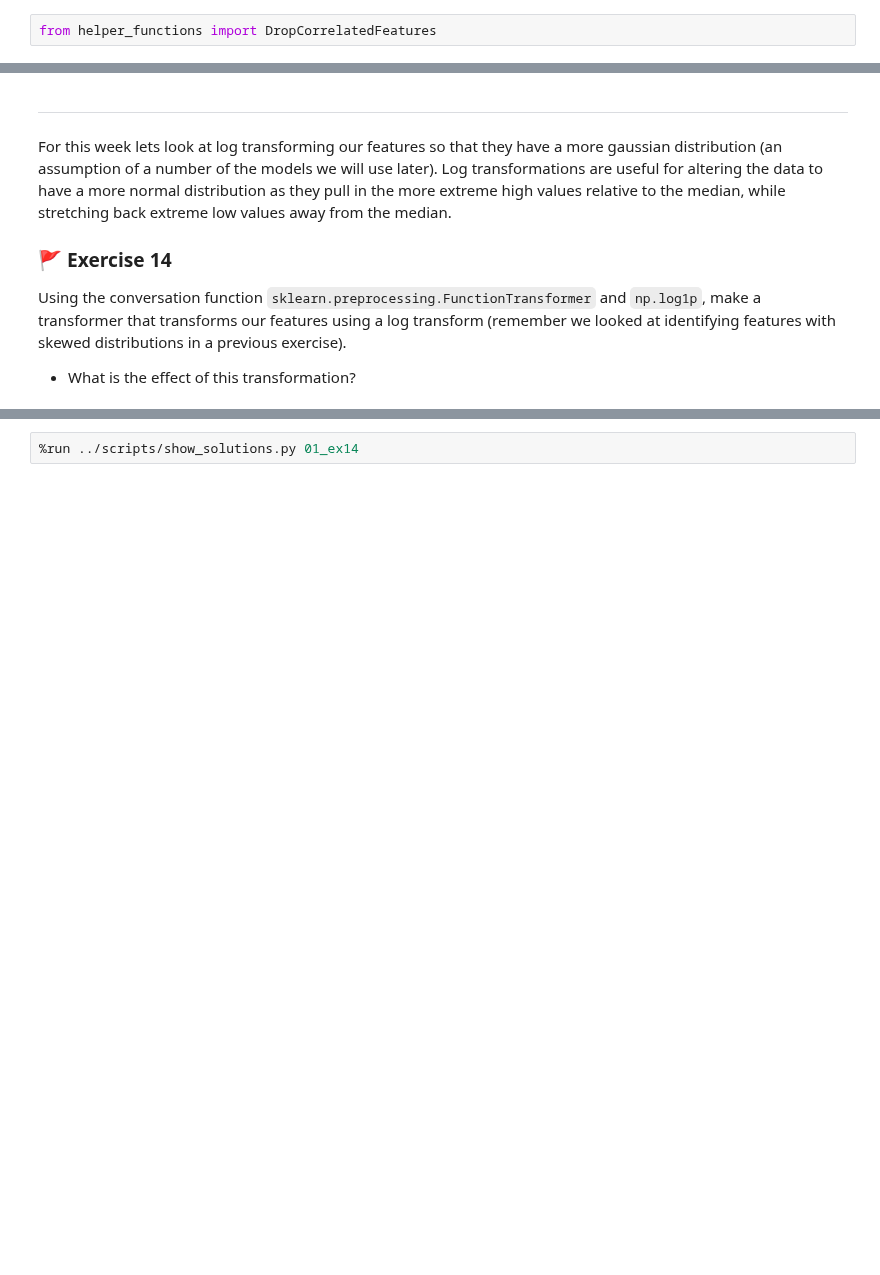
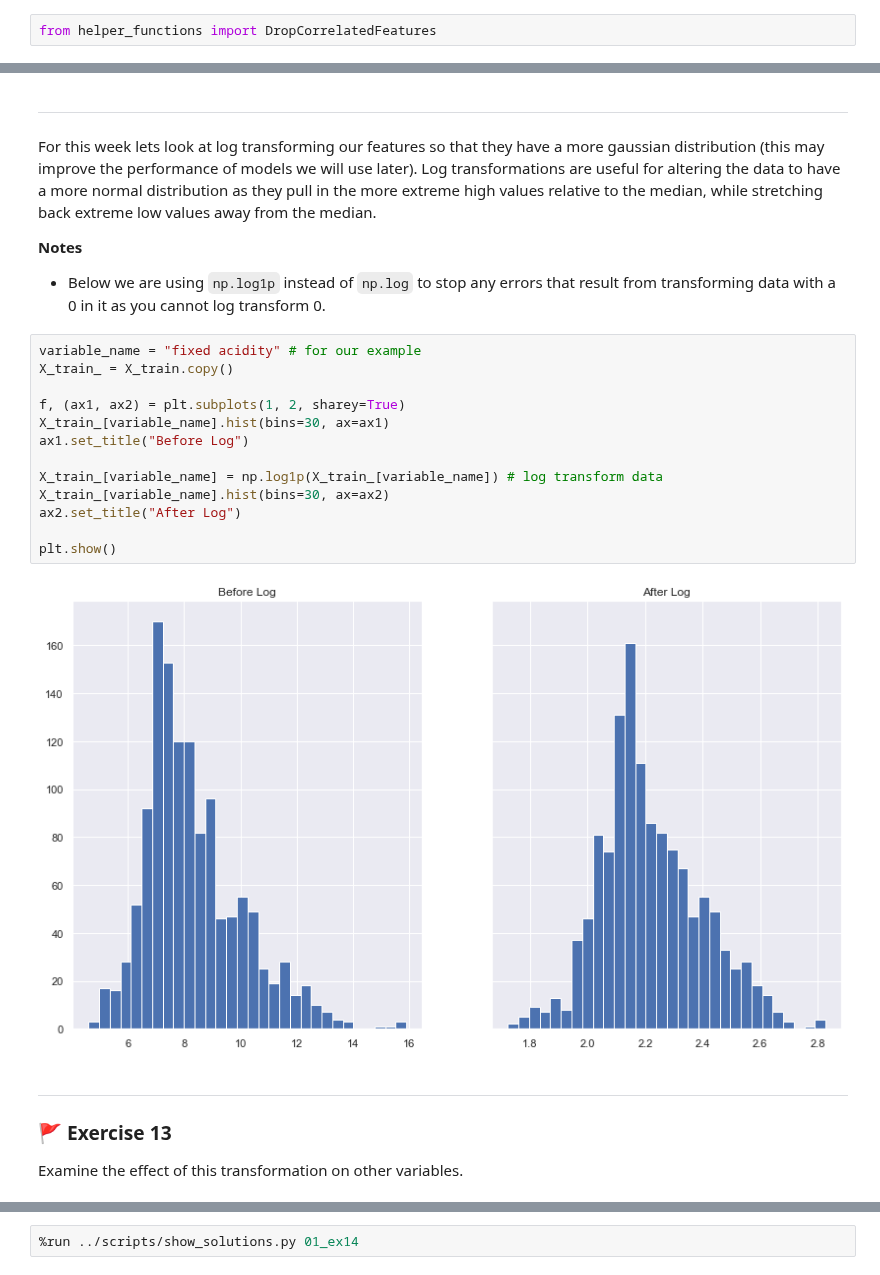
Before and after one commit to Eldave93/machine-learning-workbooks, a Jupyter notebook: 01-end_to_end/01_workbook.ipynb, the cells around one changed output, grey strips where cells are left out. Cells and saved outputs as stored; diff of their text form; blank space fills up the shorter version.

Commit message:
from feedback gave more examples

```diff
--- a/01-end_to_end/01_workbook.ipynb
+++ b/01-end_to_end/01_workbook.ipynb
@@ -808,10 +815,28 @@ Would feature engineering require a _"resampler"_ or a _"transformer"_ class?
 # %% [markdown]
 ---
 
-For this week lets look at log transforming our features so that they have a more gaussian distribution (an assumption of a number of the models we will use later). Log transformations are useful for altering the data to have a more normal distribution as they pull in the more extreme high values relative to the median, while stretching back extreme low values away from the median.
+For this week lets look at log transforming our features so that they have a more gaussian distribution (this may improve the performance of models we will use later). Log transformations are useful for altering the data to have a more normal distribution as they pull in the more extreme high values relative to the median, while stretching back extreme low values away from the median.
 
-### 🚩 Exercise 14
-
-Using the conversation function `sklearn.preprocessing.FunctionTransformer` and `np.log1p`, make a transformer that transforms our features using a log transform (remember we looked at identifying features with skewed distributions in a previous exercise).
-
-- What is the effect of this transformation?
+__Notes__
+- Below we are using `np.log1p` instead of `np.log` to stop any errors that result from transforming data with a 0 in it as you cannot log transform 0.
+# %%
+variable_name = "fixed acidity" # for our example
+X_train_ = X_train.copy()
+
+f, (ax1, ax2) = plt.subplots(1, 2, sharey=True)
+X_train_[variable_name].hist(bins=30, ax=ax1)
+ax1.set_title("Before Log")
+
+X_train_[variable_name] = np.log1p(X_train_[variable_name]) # log transform data
+X_train_[variable_name].hist(bins=30, ax=ax2)
+ax2.set_title("After Log")
+
+plt.show()
+# %% [output]
+[figure, added]
+# %% [markdown]
+---
+
+### 🚩 Exercise 13
+
+Examine the effect of this transformation on other variables.
```
Also changed, not shown: parts of 41 cells of this notebook.
